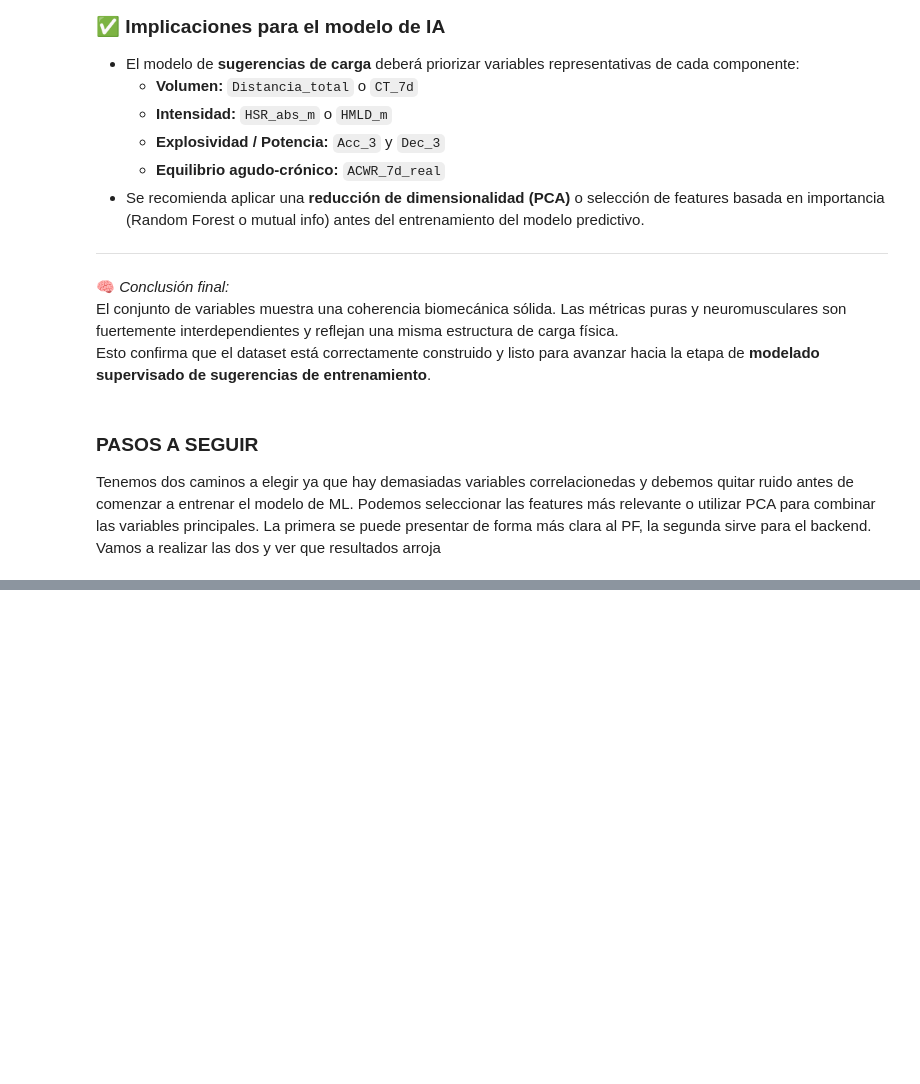
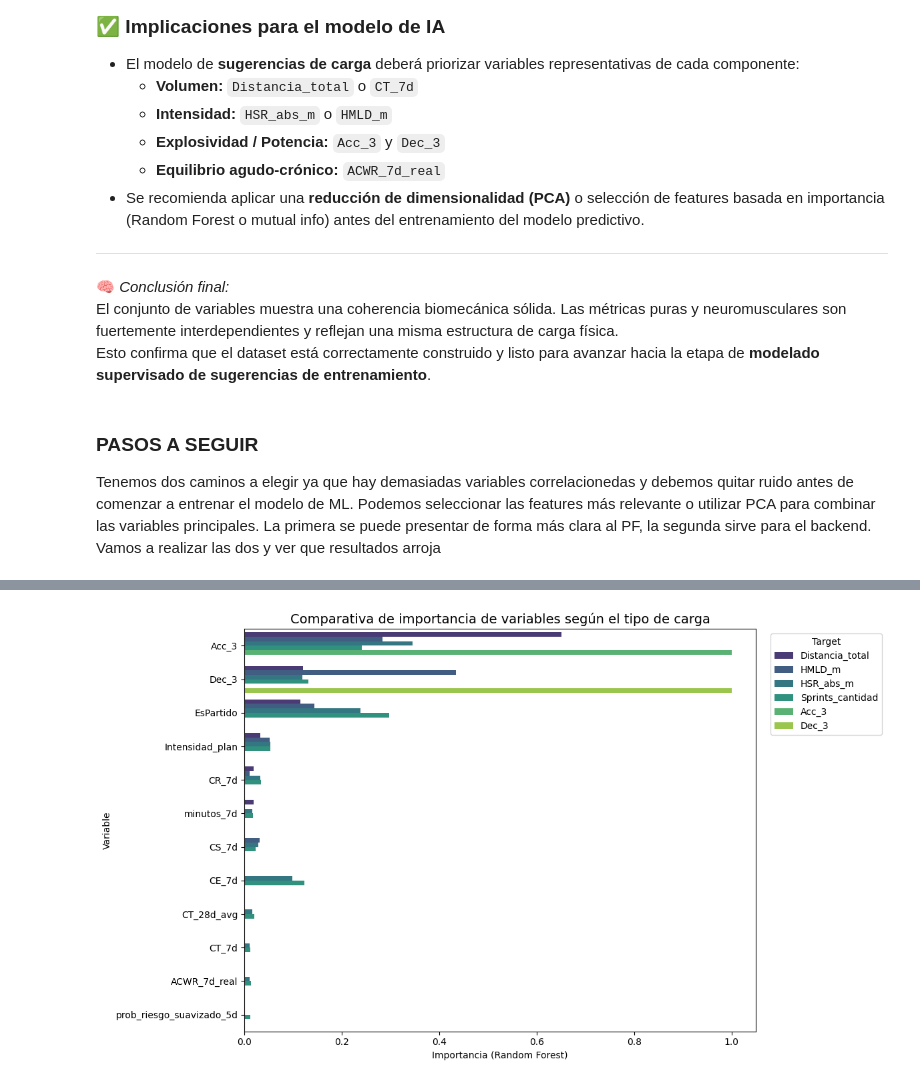
Before and after one commit to cuarty/chivas_ml, a Jupyter notebook: notebooks/modelos/01_sugerencias_puras_ml.ipynb, the cells around one changed output, grey strips where cells are left out. Saved outputs shown, nothing was run; the diff lists cells and outputs as text; code cells hidden in the pictures; blank space fills up the shorter version.

```diff
--- a/notebooks/modelos/01_sugerencias_puras_ml.ipynb
+++ b/notebooks/modelos/01_sugerencias_puras_ml.ipynb
@@ -401,0 +535,80 @@ Esto confirma que el dataset está correctamente construido y listo para avanzar
+# %%
+from sklearn.ensemble import RandomForestRegressor
+import matplotlib.pyplot as plt
+import seaborn as sns
+import pandas as pd
+import numpy as np
+
+# =============================================
+# COMPARACIÓN DE IMPORTANCIA DE VARIABLES
+# PARA DIFERENTES TARGETS DE CARGA FÍSICA
+# =============================================
+
+targets = ["Distancia_total", "HMLD_m", "HSR_abs_m", "Sprints_cantidad", "Acc_3", "Dec_3"]
+
+resultados_importancia = []
+
+for target in targets:
+    print(f"\n🏋️‍♂️ Analizando target: {target}")
+
+    # Verificamos que el target exista y no tenga valores nulos
+    if target not in df.columns:
+        print(f"⚠️ {target} no existe en el dataframe, se omite.")
+        continue
+
+    df_model = df.dropna(subset=features + [target])
+    X = df_model[features]
+    y = df_model[target]
+
+    rf = RandomForestRegressor(
+        n_estimators=200,
+        max_depth=10,
+        random_state=42,
+        n_jobs=-1
+    )
+    rf.fit(X, y)
+
+    imp = pd.DataFrame({
+        "Variable": X.columns,
+        "Importancia": rf.feature_importances_,
+        "Target": target
+    }).sort_values(by="Importancia", ascending=False)
+
+    resultados_importancia.append(imp)
+
+# Combinamos todos los resultados
+df_importancias = pd.concat(resultados_importancia, ignore_index=True)
+
+# =============================================
+# VISUALIZACIÓN COMPARATIVA
+# =============================================
+
+plt.figure(figsize=(12, 7))
+sns.barplot(
+    data=df_importancias[df_importancias["Importancia"] > 0.01],
+    x="Importancia", y="Variable", hue="Target",
+    palette="viridis"
+)
+plt.title("Comparativa de importancia de variables según el tipo de carga", fontsize=14)
+plt.xlabel("Importancia (Random Forest)")
+plt.ylabel("Variable")
+plt.legend(title="Target", bbox_to_anchor=(1.02, 1), loc="upper left")
+plt.tight_layout()
+plt.show()
+
+# =============================================
+# RESUMEN NUMÉRICO
+# =============================================
+
+df_resumen = (
+    df_importancias
+    .groupby(["Variable"])
+    ["Importancia"]
+    .mean()
+    .sort_values(ascending=False)
+    .reset_index()
+)
+
+print("\n📊 Promedio de importancia de cada variable en todos los modelos:")
+display(df_resumen.head(15))
+# %% [output]
@@ -401,0 +626 @@ Esto confirma que el dataset está correctamente construido y listo para avanzar
+[figure, added]
```
Also changed, not shown: parts of 43 cells of this notebook, 16 other files.
